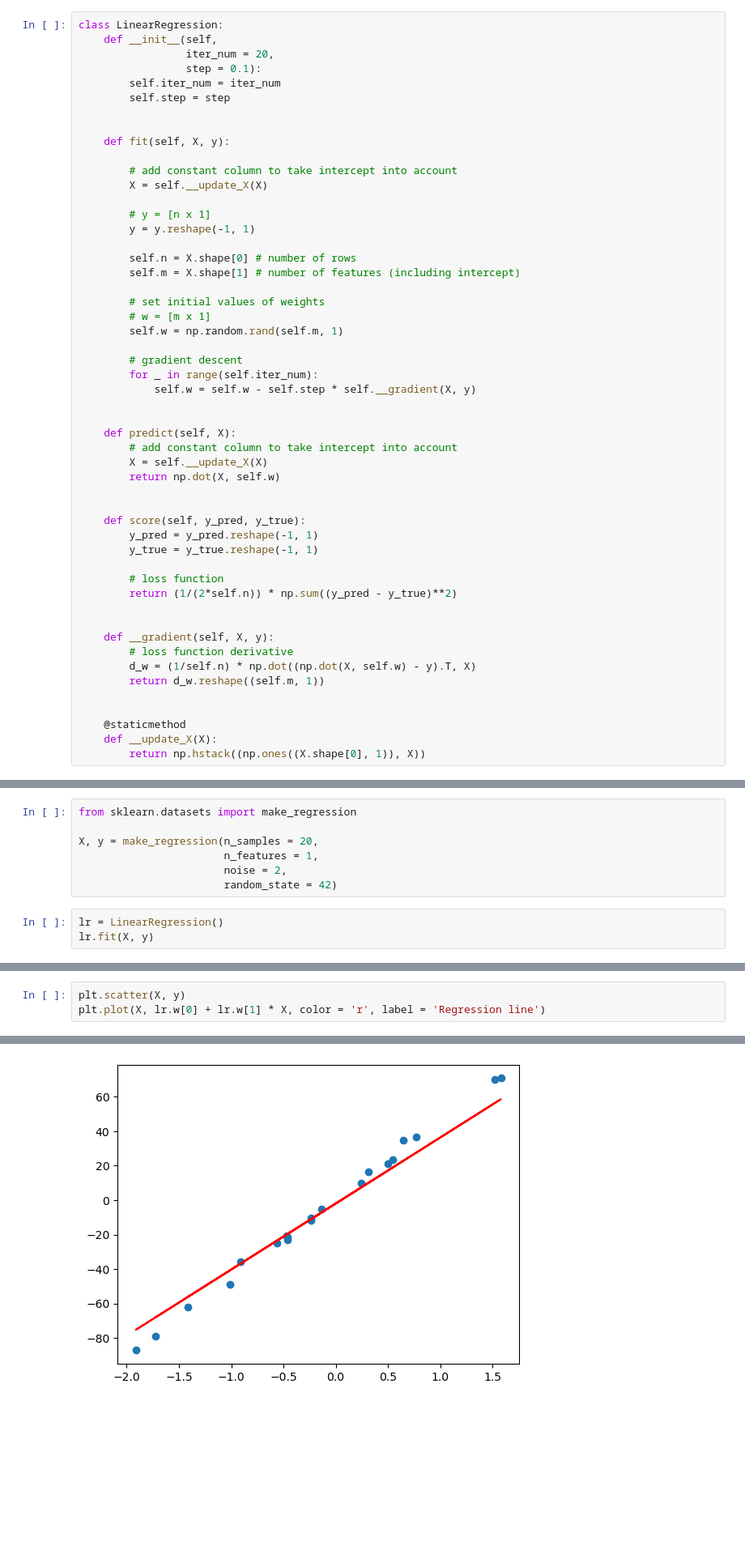
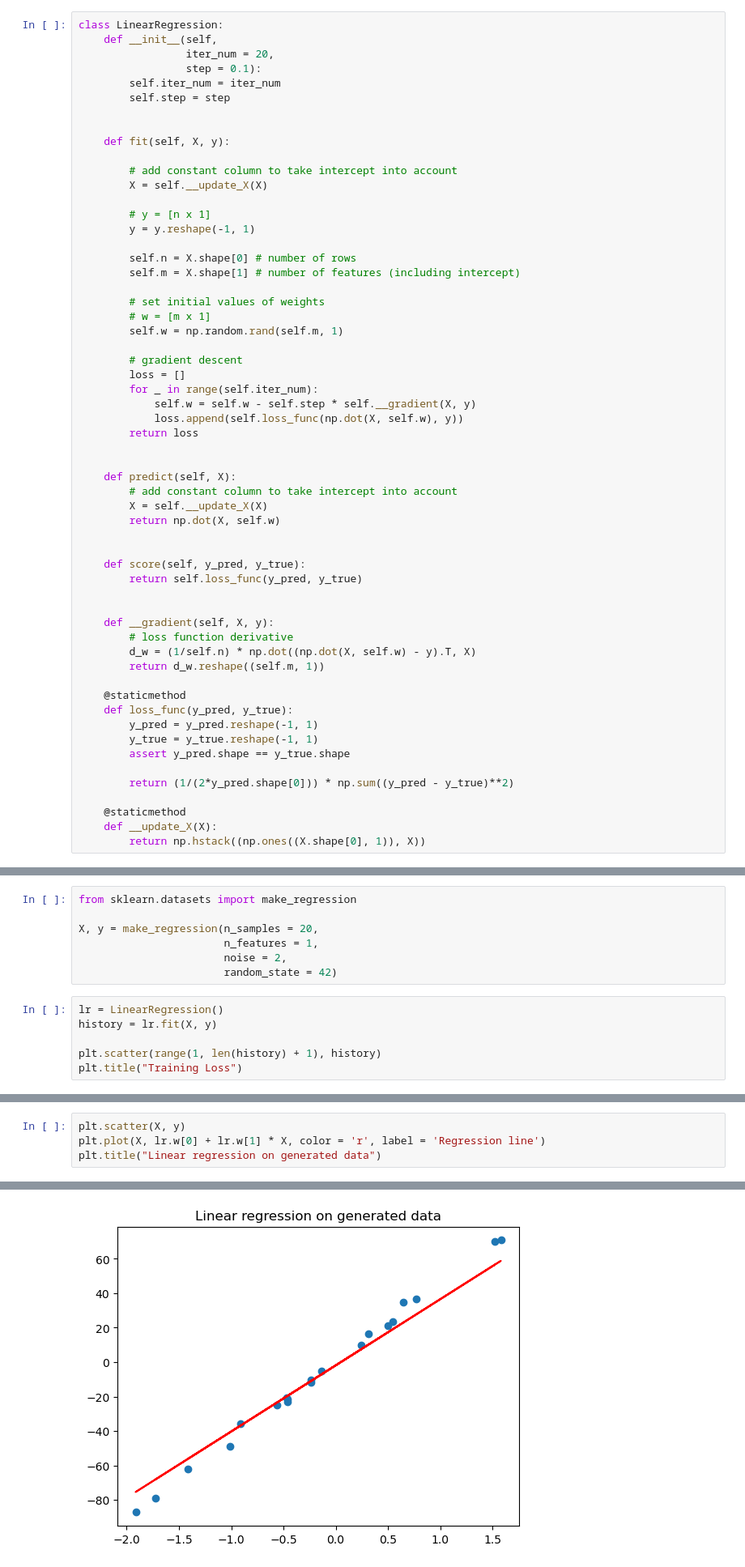
Before and after one commit to mz2300/ml-algorithms_from_scratch, a Jupyter notebook: 1. Linear Regression.ipynb, the cells around one changed output, grey strips where cells are left out. Shown at 81% size. Saved outputs shown, nothing was run; the diff lists cells and outputs as text; blank space fills up the shorter version.

Commit message:
Linear regression: add history and loss func

```diff
--- a/1. Linear Regression.ipynb
+++ b/1. Linear Regression.ipynb
@@ -32,8 +32,11 @@ class LinearRegression:
         self.w = np.random.rand(self.m, 1)
 
         # gradient descent
+        loss = []
         for _ in range(self.iter_num):
             self.w = self.w - self.step * self.__gradient(X, y)
+            loss.append(self.loss_func(np.dot(X, self.w), y))
+        return loss
 
 
     def predict(self, X):
@@ -43,11 +46,7 @@ class LinearRegression:
 
 
     def score(self, y_pred, y_true):
-        y_pred = y_pred.reshape(-1, 1)
-        y_true = y_true.reshape(-1, 1)
-
-        # loss function
-        return (1/(2*self.n)) * np.sum((y_pred - y_true)**2)
+        return self.loss_func(y_pred, y_true)
 
 
     def __gradient(self, X, y):
@@ -55,6 +54,13 @@ class LinearRegression:
         d_w = (1/self.n) * np.dot((np.dot(X, self.w) - y).T, X)
         return d_w.reshape((self.m, 1))
 
+    @staticmethod
+    def loss_func(y_pred, y_true):
+        y_pred = y_pred.reshape(-1, 1)
+        y_true = y_true.reshape(-1, 1)
+        assert y_pred.shape == y_true.shape
+
+        return (1/(2*y_pred.shape[0])) * np.sum((y_pred - y_true)**2)
 
     @staticmethod
     def __update_X(X):
@@ -70,4 +76,7 @@ X, y = make_regression(n_samples = 20,
                        random_state = 42)
 # %%
 lr = LinearRegression()
-lr.fit(X, y)
+history = lr.fit(X, y)
+
+plt.scatter(range(1, len(history) + 1), history)
+plt.title("Training Loss")
@@ -74,4 +86,5 @@ lr.fit(X, y)
 # %%
 plt.scatter(X, y)
 plt.plot(X, lr.w[0] + lr.w[1] * X, color = 'r', label = 'Regression line')
+plt.title("Linear regression on generated data")
 # %% [output]
@@ -79,4 +92,4 @@ plt.plot(X, lr.w[0] + lr.w[1] * X, color = 'r', label = 'Regression line')
-[figure, old version]
+[figure, new version]
 # %%
 lr.score(lr.predict(X), y)
 # %% [output]
```
Also changed, not shown: parts of 3 cells of this notebook.
